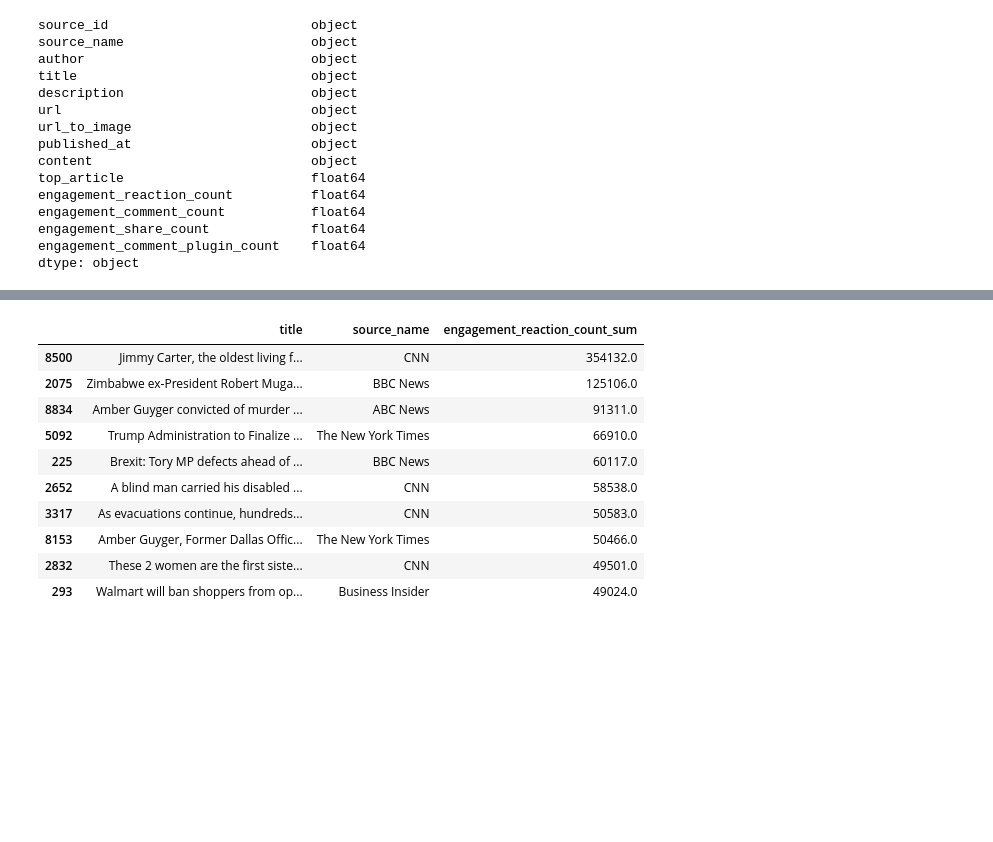
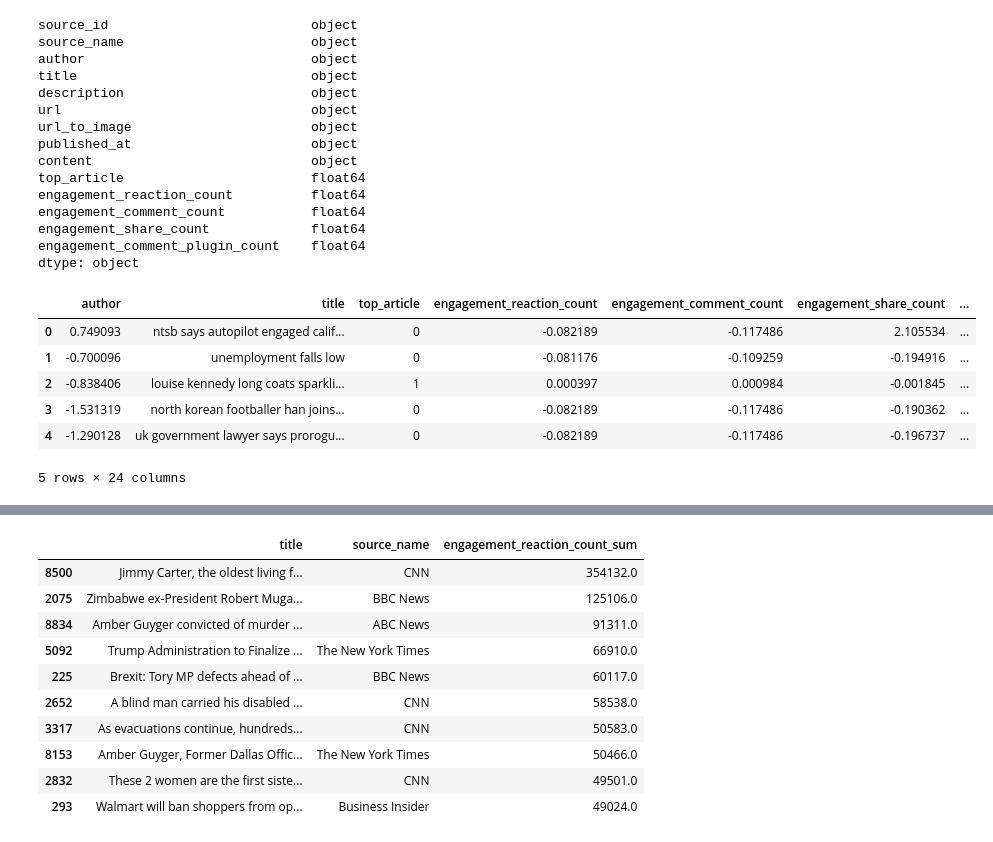
Before and after one commit to sleter/article_analysis, a Jupyter notebook: DataAnalysis/Visualizing Data Analysis.ipynb, the cells around one changed output, grey strips where cells are left out. Drawn from its saved outputs; the diff is of its cells as text; code cells hidden in the pictures; blank space fills up the shorter version.

```diff
--- a/DataAnalysis/Visualizing Data Analysis.ipynb
+++ b/DataAnalysis/Visualizing Data Analysis.ipynb
@@ -27,3 +27,15 @@ engagement_comment_count           float64
 engagement_share_count             float64
 engagement_comment_plugin_count    float64
 dtype: object
+# %%
+preprocessed_samples = pd.read_csv("../Data/PreprocessedData/data_19016_lstm_samples_2019-11-10_21:49:27.csv", index_col=0)
+# preprocessed_samples.dtypes
+preprocessed_samples.head(5)
+# %% [output]
+|  | author | title | top_article | engagement_reaction_count | engagement_comment_count | engagement_share_count | ... |
+| 0 | 0.749093 | ntsb says autopilot engaged calif... | 0 | -0.082189 | -0.117486 | 2.105534 | ... |
+| 1 | -0.700096 | unemployment falls low | 0 | -0.081176 | -0.109259 | -0.194916 | ... |
+| 2 | -0.838406 | louise kennedy long coats sparkli... | 1 | 0.000397 | 0.000984 | -0.001845 | ... |
+| 3 | -1.531319 | north korean footballer han joins... | 0 | -0.082189 | -0.117486 | -0.190362 | ... |
+| 4 | -1.290128 | uk government lawyer says prorogu... | 0 | -0.082189 | -0.117486 | -0.196737 | ... |
+5 rows × 24 columns
```
Also changed, not shown: parts of 4 cells of this notebook, 9 other files.
